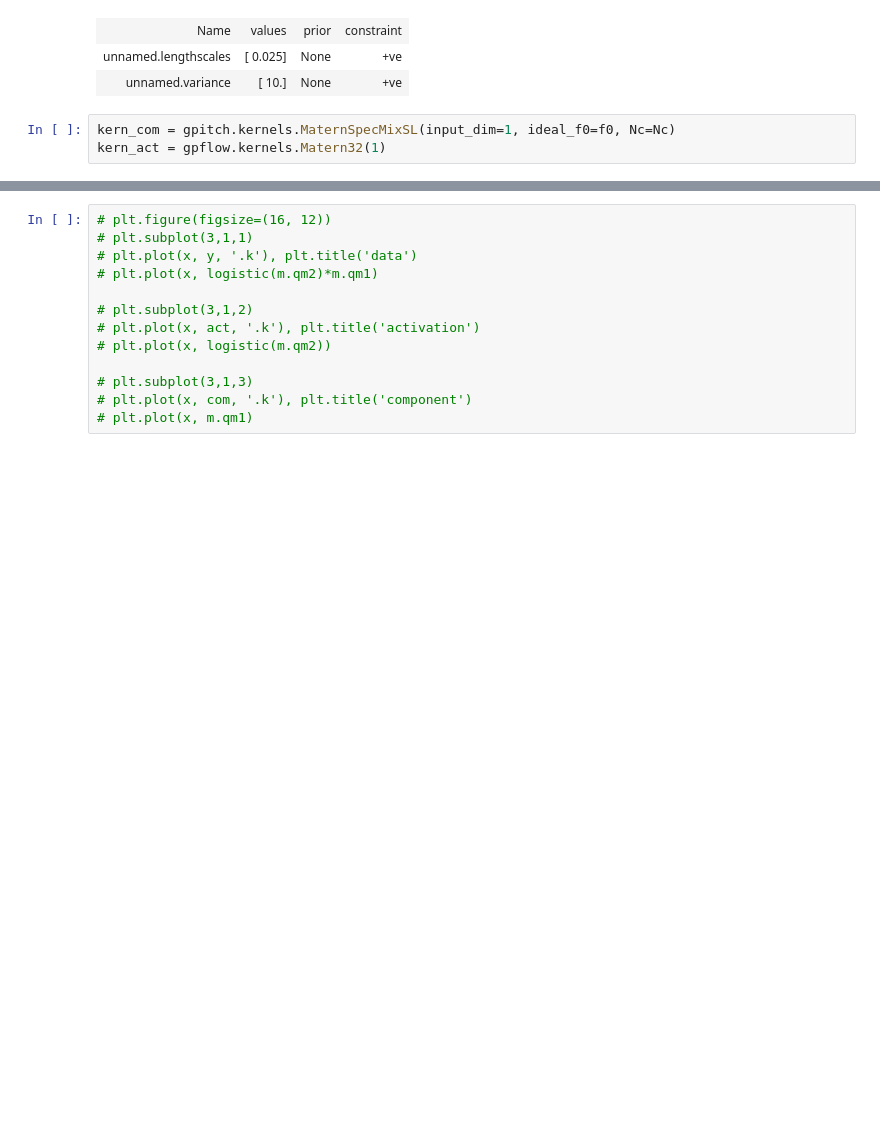
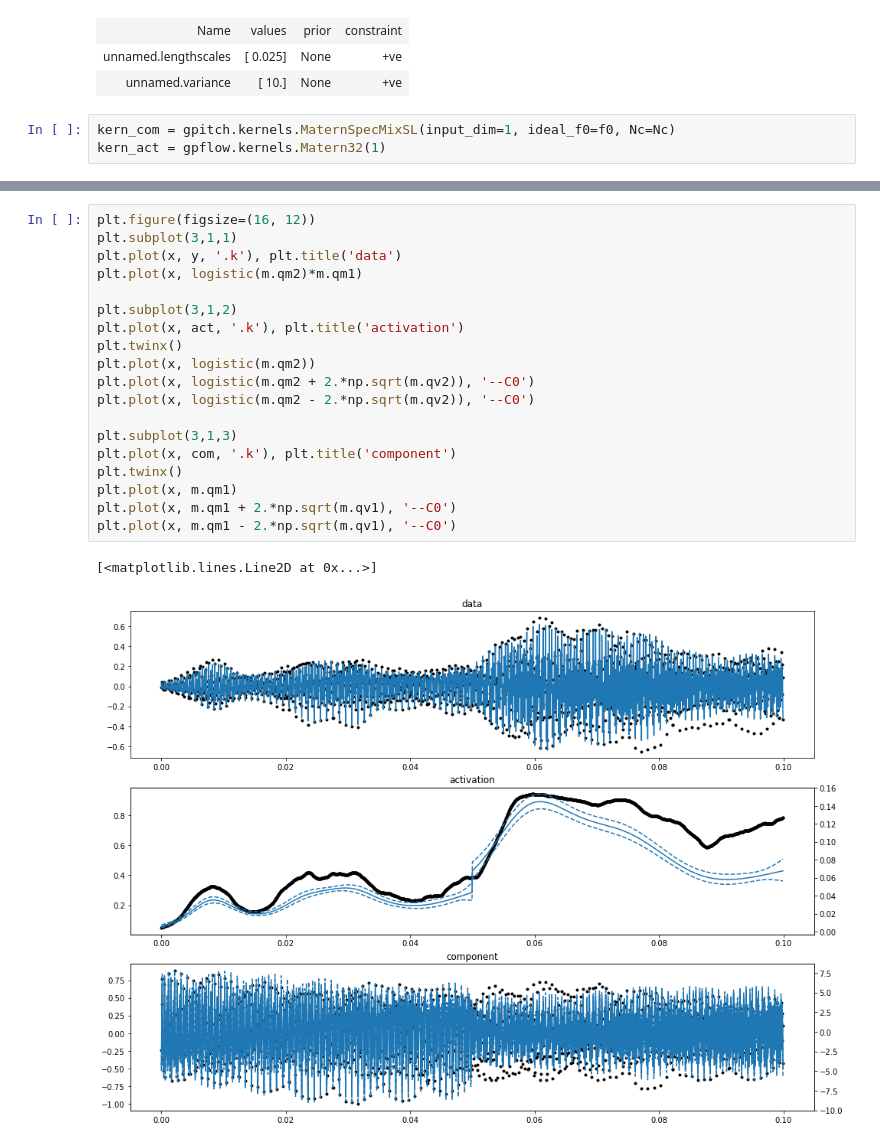
Before and after one commit to PabloAlvarado/gpitch, a Jupyter notebook: scripts/demos/notebooks/demo_learn_act_and_com_msm_single_lengthscale.ipynb, the cells around one changed output, grey strips where cells are left out. Drawn from its saved outputs; the diff is of its cells as text; blank space fills up the shorter version.

```diff
--- a/scripts/demos/notebooks/demo_learn_act_and_com_msm_single_lengthscale.ipynb
+++ b/scripts/demos/notebooks/demo_learn_act_and_com_msm_single_lengthscale.ipynb
@@ -194,13 +178,22 @@ plt.plot(x, mean_f - 2.*np.sqrt(var_f), '--C0')
 # %%
-# plt.figure(figsize=(16, 12))
-# plt.subplot(3,1,1)
-# plt.plot(x, y, '.k'), plt.title('data')
-# plt.plot(x, logistic(m.qm2)*m.qm1)
+plt.figure(figsize=(16, 12))
+plt.subplot(3,1,1)
+plt.plot(x, y, '.k'), plt.title('data')
+plt.plot(x, logistic(m.qm2)*m.qm1)
 
-# plt.subplot(3,1,2)
-# plt.plot(x, act, '.k'), plt.title('activation')
-# plt.plot(x, logistic(m.qm2))
+plt.subplot(3,1,2)
+plt.plot(x, act, '.k'), plt.title('activation')
+plt.twinx()
+plt.plot(x, logistic(m.qm2))
+plt.plot(x, logistic(m.qm2 + 2.*np.sqrt(m.qv2)), '--C0')
+plt.plot(x, logistic(m.qm2 - 2.*np.sqrt(m.qv2)), '--C0')
 
-# plt.subplot(3,1,3)
-# plt.plot(x, com, '.k'), plt.title('component')
-# plt.plot(x, m.qm1)
+plt.subplot(3,1,3)
+plt.plot(x, com, '.k'), plt.title('component')
+plt.twinx()
+plt.plot(x, m.qm1)
+plt.plot(x, m.qm1 + 2.*np.sqrt(m.qv1), '--C0')
+plt.plot(x, m.qm1 - 2.*np.sqrt(m.qv1), '--C0')
+# %% [output]
+[<matplotlib.lines.Line2D at 0x...>]
+[figure, added]
```
Also changed, not shown: parts of 20 cells of this notebook, 4 other files.
